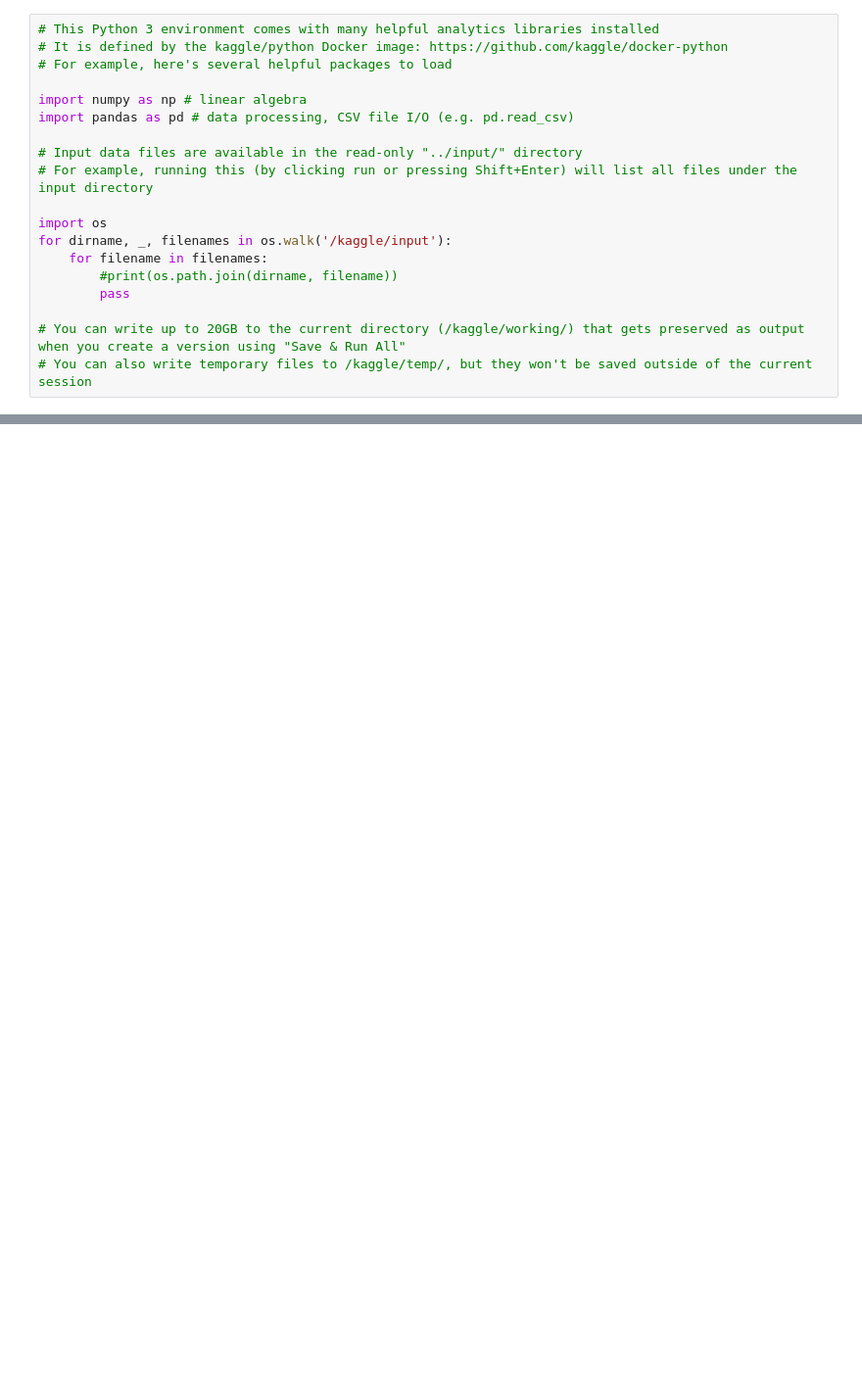
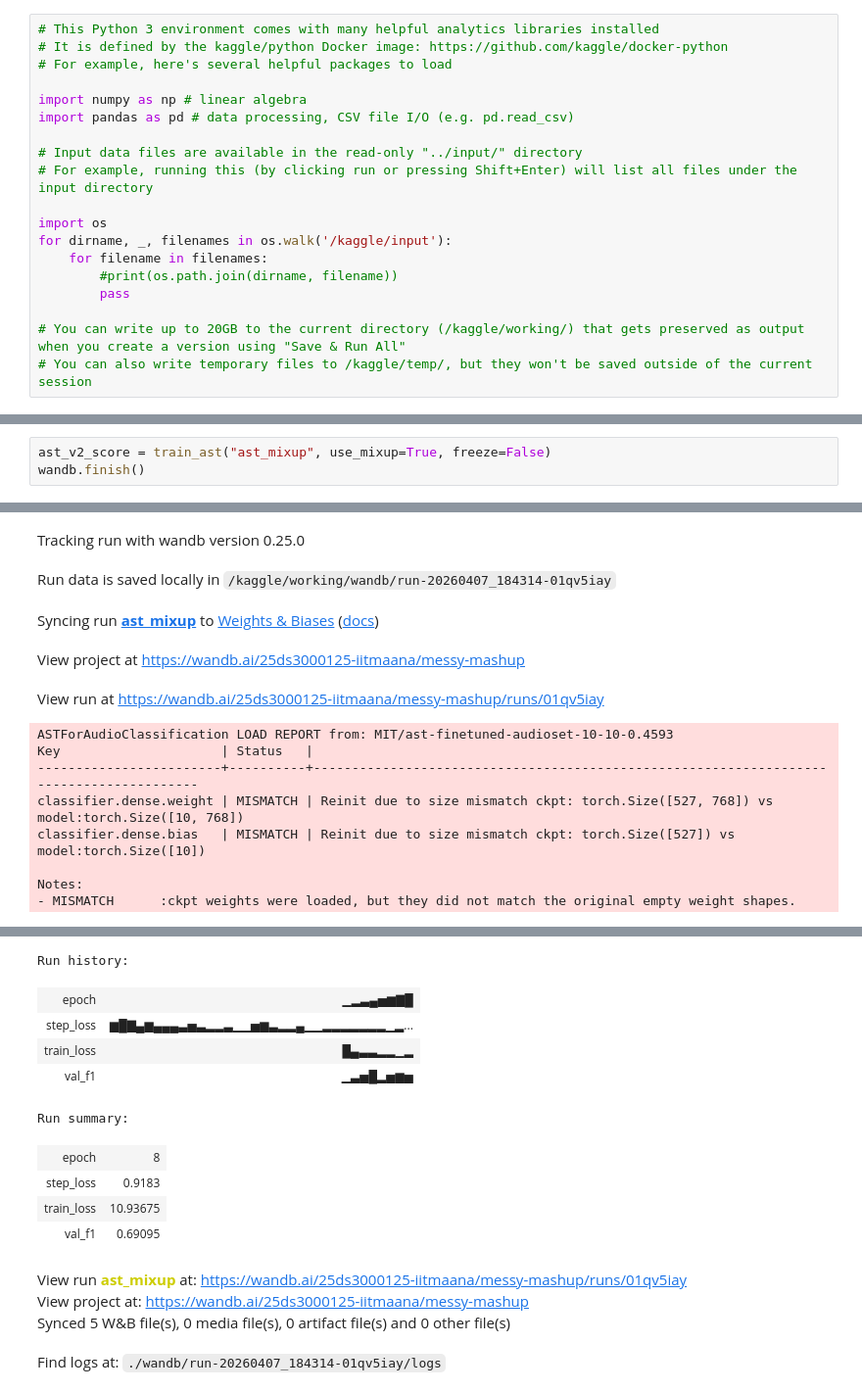
Before and after one commit to 25ds3000125-ui/DL-Genai-Project, a Jupyter notebook: notebooks/dl-25ds3000125-notebook-t12026.ipynb, the cells around one changed output, grey strips where cells are left out. Shown at 98% size. Drawn from its saved outputs; the diff is of its cells as text; blank space fills up the shorter version.

```diff
--- a/notebooks/dl-25ds3000125-notebook-t12026.ipynb
+++ b/notebooks/dl-25ds3000125-notebook-t12026.ipynb
@@ -423,0 +401,4 @@ Find logs at: ./wandb/run-20260404_071505-jqypmx83/logs
+# %%
+ast_v2_score = train_ast("ast_mixup", use_mixup=True, freeze=False)
+wandb.finish()
+# %% [output]
@@ -423,0 +406,13 @@ Find logs at: ./wandb/run-20260404_071505-jqypmx83/logs
+Tracking run with wandb version 0.25.0
+Run data is saved locally in /kaggle/working/wandb/run-20260407_184314-01qv5iay
+Syncing run ast_mixup to Weights & Biases (docs)
+View project at https://wandb.ai/25ds3000125-iitmaana/messy-mashup
+View run at https://wandb.ai/25ds3000125-iitmaana/messy-mashup/runs/01qv5iay
+ASTForAudioClassification LOAD REPORT from: MIT/ast-finetuned-audioset-10-10-0.4593
+Key                     | Status   |
+------------------------+----------+----------------------------------------------------------------------------------------
+classifier.dense.weight | MISMATCH | Reinit due to size mismatch ckpt: torch.Size([527, 768]) vs model:torch.Size([10, 768])
+classifier.dense.bias   | MISMATCH | Reinit due to size mismatch ckpt: torch.Size([527]) vs model:torch.Size([10])
+
+Notes:
+- MISMATCH      :ckpt weights were loaded, but they did not match the original empty weight shapes.
@@ -424 +420,15 @@ Find logs at: ./wandb/run-20260404_071505-jqypmx83/logs
+Run history:
+| epoch | ▁▂▃▄▅▆▇█ |
+| step_loss | ▆█▇▄▆▄▄▄▃▅▃▂▂▃▁▁▅▆▃▂▂▄▁▁▂▂▂▂▂▂▂▁▂... |
+| train_loss | █▄▃▃▂▂▁▂ |
+| val_f1 | ▁▃▅█▂▅▆▅ |
+Run summary:
+| epoch | 8 |
+| step_loss | 0.9183 |
+| train_loss | 10.93675 |
+| val_f1 | 0.69095 |
+View run ast_mixup at: https://wandb.ai/25ds3000125-iitmaana/messy-mashup/runs/01qv5iay
+View project at: https://wandb.ai/25ds3000125-iitmaana/messy-mashup
+Synced 5 W&B file(s), 0 media file(s), 0 artifact file(s) and 0 other file(s)
+Find logs at: ./wandb/run-20260407_184314-01qv5iay/logs
 # %%
```
Also changed, not shown: parts of 19 cells of this notebook.
